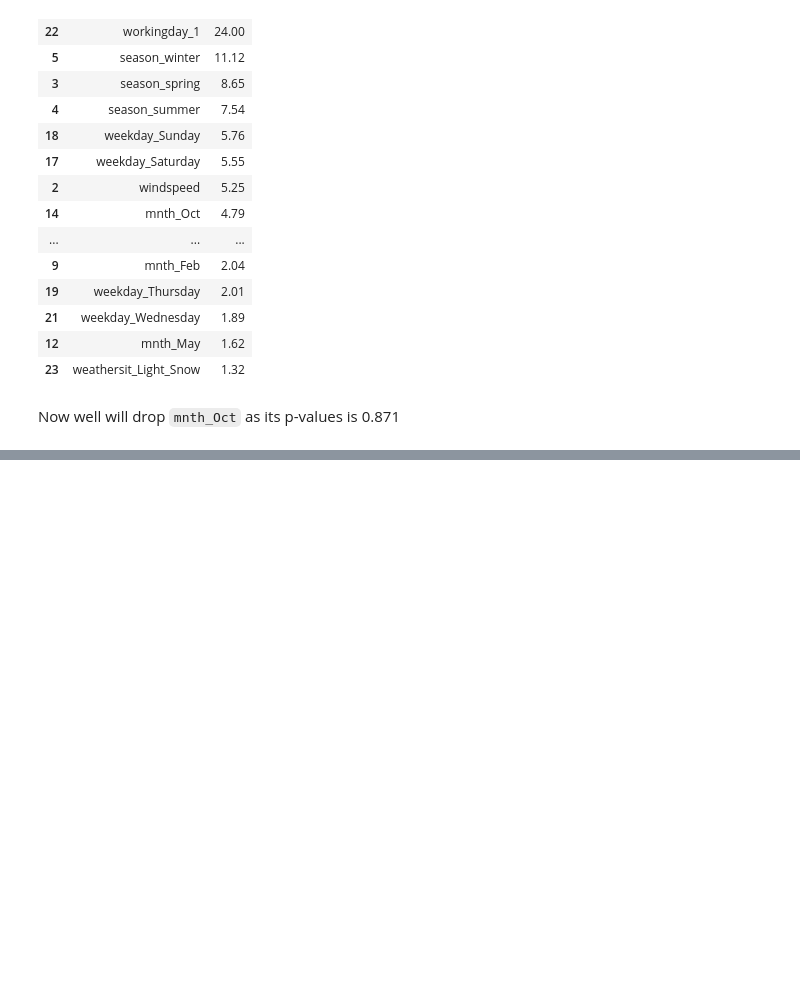
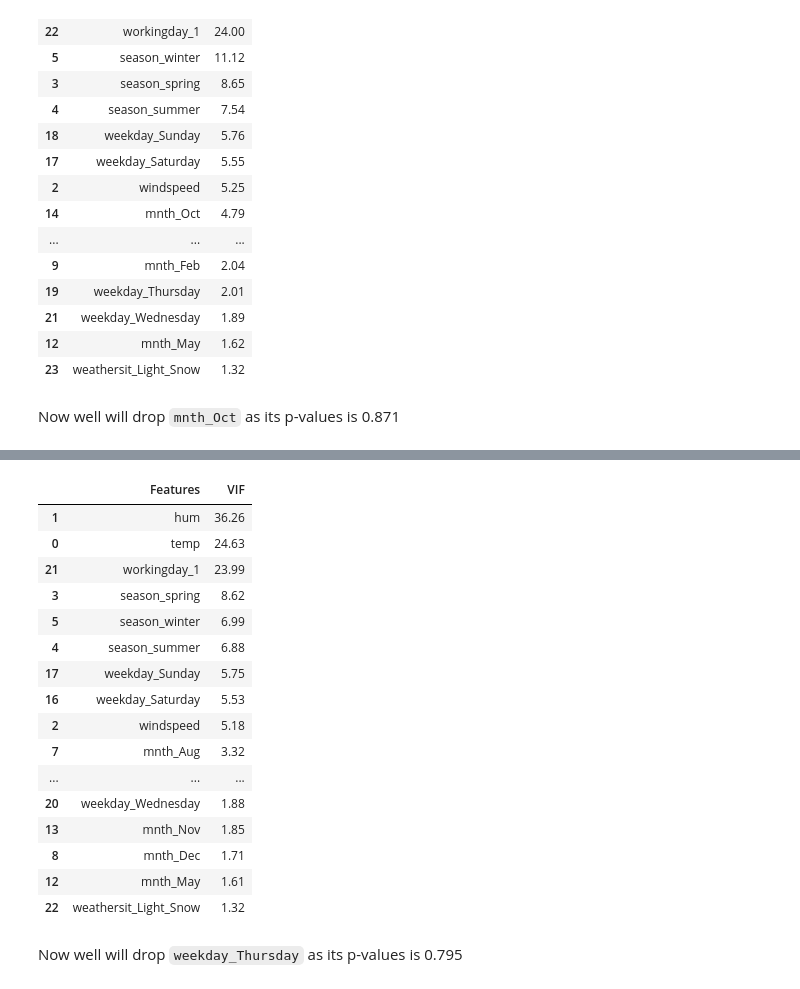
Before and after one commit to shikharverma96/Bike_Sharing, a Jupyter notebook: Bike_Sharing_Demand.ipynb, the cells around one changed output, grey strips where cells are left out. Cells and saved outputs as stored; diff of their text form; code cells hidden in the pictures; blank space fills up the shorter version.

```diff
--- a/Bike_Sharing_Demand.ipynb
+++ b/Bike_Sharing_Demand.ipynb
@@ -573,0 +623,29 @@ Now well will drop `mnth_Oct` as its p-values is 0.871
+# %%
+# Calculate the VIFs again for the new model
+
+vif = pd.DataFrame()
+vif['Features'] = X.columns
+vif['VIF'] = [variance_inflation_factor(X.values, i) for i in range(X.shape[1])]
+vif['VIF'] = round(vif['VIF'], 2)
+vif = vif.sort_values(by = "VIF", ascending = False)
+vif
+# %% [output]
+|  | Features | VIF |
+| 1 | hum | 36.26 |
+| 0 | temp | 24.63 |
+| 21 | workingday_1 | 23.99 |
+| 3 | season_spring | 8.62 |
+| 5 | season_winter | 6.99 |
+| 4 | season_summer | 6.88 |
+| 17 | weekday_Sunday | 5.75 |
+| 16 | weekday_Saturday | 5.53 |
+| 2 | windspeed | 5.18 |
+| 7 | mnth_Aug | 3.32 |
+| ... | ... | ... |
+| 20 | weekday_Wednesday | 1.88 |
+| 13 | mnth_Nov | 1.85 |
+| 8 | mnth_Dec | 1.71 |
+| 12 | mnth_May | 1.61 |
+| 22 | weathersit_Light_Snow | 1.32 |
+# %% [markdown]
+Now well will drop `weekday_Thursday` as its p-values is 0.795
```
Also changed, not shown: parts of 2 cells of this notebook.
